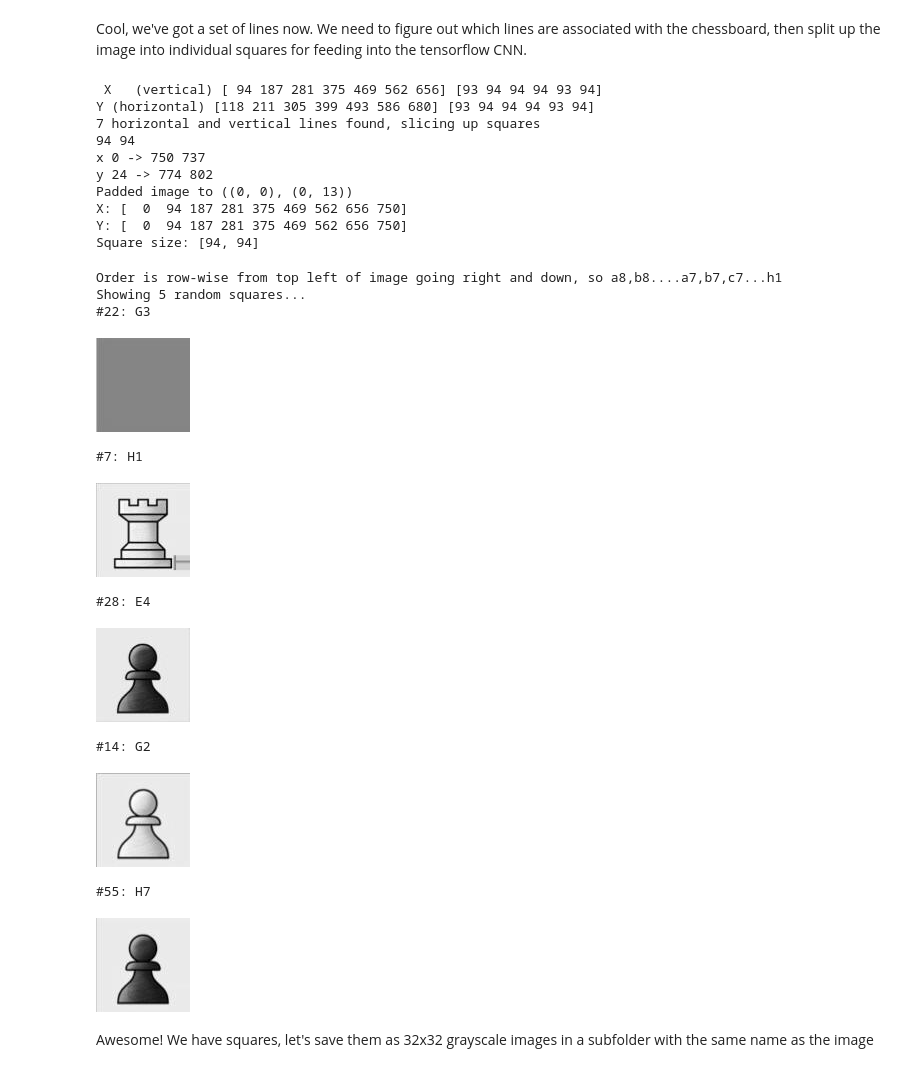
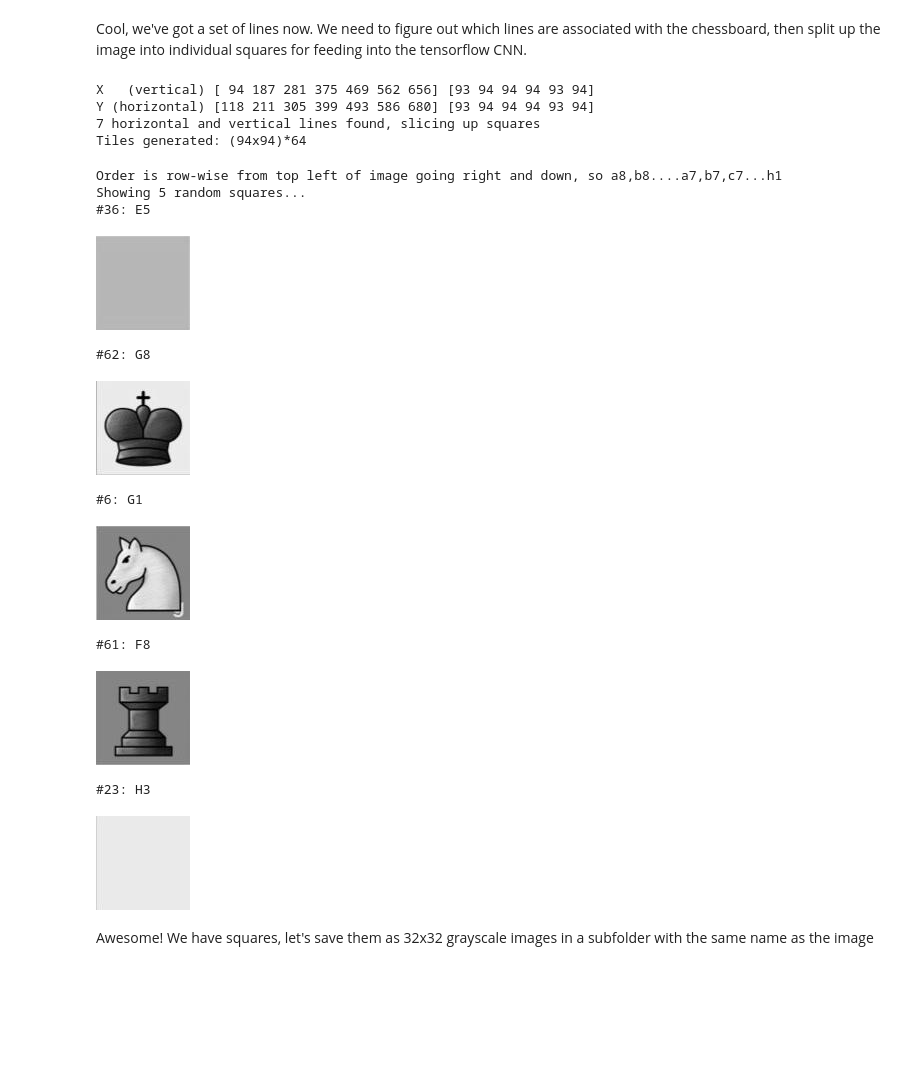
Before and after one commit to Elucidation/tensorflow_chessbot, a Jupyter notebook: tensorflow_chessbot.ipynb, the cells around one changed output. Drawn from its saved outputs; the diff is of its cells as text; code cells hidden in the pictures; blank space fills up the shorter version.

Commit message:
cleanup square generation into functions

```diff
--- a/tensorflow_chessbot.ipynb
+++ b/tensorflow_chessbot.ipynb
@@ -364,21 +355,16 @@ Cool, we've got a set of lines now. We need to figure out which lines are associ
 print "X   (vertical)",lines_x, np.diff(lines_x)
 print "Y (horizontal)",lines_y, np.diff(lines_y)
 
-have_squares = False
-
-if lines_x.size == 7 and lines_y.size ==7:
-    have_squares = True
-    # Possibly check np.std(np.diff(lines_x)) for variance etc. as well/instead
-    print "7 horizontal and vertical lines found, slicing up squares"
-
+def getChessTiles(a, lines_x, lines_y):
+    """Split up input grayscale array into 64 tiles stacked in a 3D matrix using the chess linesets"""
     # Find average square size, round to a whole pixel for determining edge pieces sizes
     stepx = np.int32(np.round(np.mean(np.diff(lines_x))))
     stepy = np.int32(np.round(np.mean(np.diff(lines_y))))
 
     # Pad edges as needed to fill out chessboard (for images that are partially over-cropped)
-    print stepx, stepy
-    print "x",lines_x[0] - stepx, "->", lines_x[-1] + stepx, a.shape[1]
-    print "y", lines_y[0] - stepy, "->", lines_y[-1] + stepy, a.shape[0]
+#     print stepx, stepy
+#     print "x",lines_x[0] - stepx, "->", lines_x[-1] + stepx, a.shape[1]
+#     print "y", lines_y[0] - stepy, "->", lines_y[-1] + stepy, a.shape[0]
     padr_x = 0
     padl_x = 0
     padr_y = 0
@@ -394,7 +380,7 @@ if lines_x.size == 7 and lines_y.size ==7:
         padr_y = np.abs(lines_y[-1] + stepy - a.shape[0])
 
     # New padded array
-    print "Padded image to", ((padl_y,padr_y),(padl_x,padr_x))
+#     print "Padded image to", ((padl_y,padr_y),(padl_x,padr_x))
     a2 = np.pad(a, ((padl_y,padr_y),(padl_x,padr_x)), mode='edge')
 
     setsx = np.hstack([lines_x[0]-stepx, lines_x, lines_x[-1]+stepx]) + padl_x
@@ -404,13 +390,11 @@ if lines_x.size == 7 and lines_y.size ==7:
     setsx -= setsx[0]
     setsy -= setsy[0]
 #     display_array(a2, rng=[0,255])
-
-
-    print "X:",setsx
-    print "Y:",setsy
+#     print "X:",setsx
+#     print "Y:",setsy
 
     # Matrix to hold images of individual squares (in grayscale)
-    print "Square size: [%g, %g]" % (stepy, stepx)
+#     print "Square size: [%g, %g]" % (stepy, stepx)
     squares = np.zeros([np.round(stepy), np.round(stepx), 64],dtype=np.uint8)
 
     # For each row
@@ -457,43 +441,44 @@ if lines_x.size == 7 and lines_y.size ==7:
             # Also, change order so its A1,B1...H8 for a white-aligned board
             # Apply padding as defined previously to fit minor pixel offsets
             squares[:,:,(7-j)*8+i] = np.pad(a2[y1:y2, x1:x2],((padl_y,padr_y),(padl_x,padr_x)), mode='edge')
+    return squares
+
+if is_match:
+    # Possibly check np.std(np.diff(lines_x)) for variance etc. as well/instead
+    print "7 horizontal and vertical lines found, slicing up squares"
+    squares = getChessTiles(a, lines_x, lines_y)
+    print "Tiles generated: (%dx%d)*%d" % (squares.shape[0], squares.shape[1], squares.shape[2])
 else:
     print "Number of lines not equal to 7"
 # %% [output]
- X   (vertical) [ 94 187 281 375 469 562 656] [93 94 94 94 93 94]
+X   (vertical) [ 94 187 281 375 469 562 656] [93 94 94 94 93 94]
 Y (horizontal) [118 211 305 399 493 586 680] [93 94 94 94 93 94]
 7 horizontal and vertical lines found, slicing up squares
-94 94
-x 0 -> 750 737
-y 24 -> 774 802
-Padded image to ((0, 0), (0, 13))
-X: [  0  94 187 281 375 469 562 656 750]
-Y: [  0  94 187 281 375 469 562 656 750]
-Square size: [94, 94]
+Tiles generated: (94x94)*64
 # %%
 letters = 'ABCDEFGH'
 
-if have_squares:
+if is_match:
     print "Order is row-wise from top left of image going right and down, so a8,b8....a7,b7,c7...h1"
     print "Showing 5 random squares..."
     for i in np.random.choice(np.arange(64),5,replace=False):
         print "#%d: %s%d" % (i, letters[i%8], i/8+1)
         display_array(squares[:,:,i],rng=[0,255])
 else:
     print "Didn't have lines to slice image up."
 # %% [output]
 Order is row-wise from top left of image going right and down, so a8,b8....a7,b7,c7...h1
 Showing 5 random squares...
-#22: G3
+#36: E5
-[figure, old version]
+[figure, new version]
-#7: H1
+#62: G8
-[figure, old version]
+[figure, new version]
-#28: E4
+#6: G1
-[figure, old version]
+[figure, new version]
-#14: G2
+#61: F8
-[figure, old version]
+[figure, new version]
-#55: H7
+#23: H3
-[figure, old version]
+[figure, new version]
 # %% [markdown]
 Awesome! We have squares, let's save them as 32x32 grayscale images in a subfolder with the same name as the image
 # %%
```
Also changed, not shown: parts of 2 cells of this notebook.
